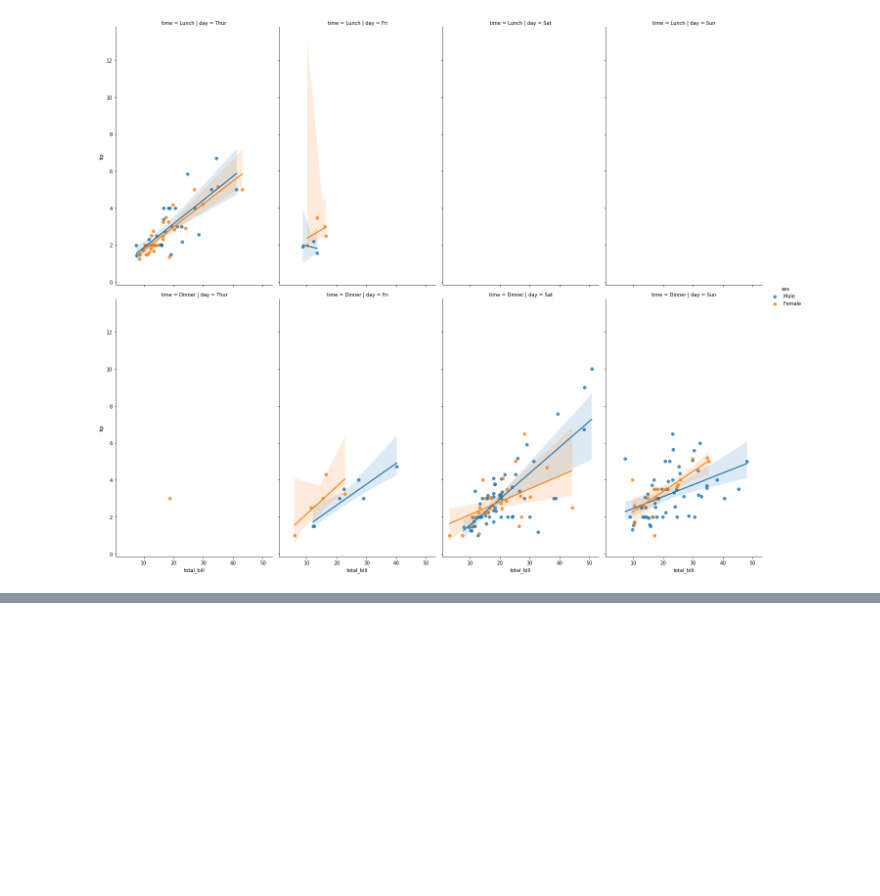
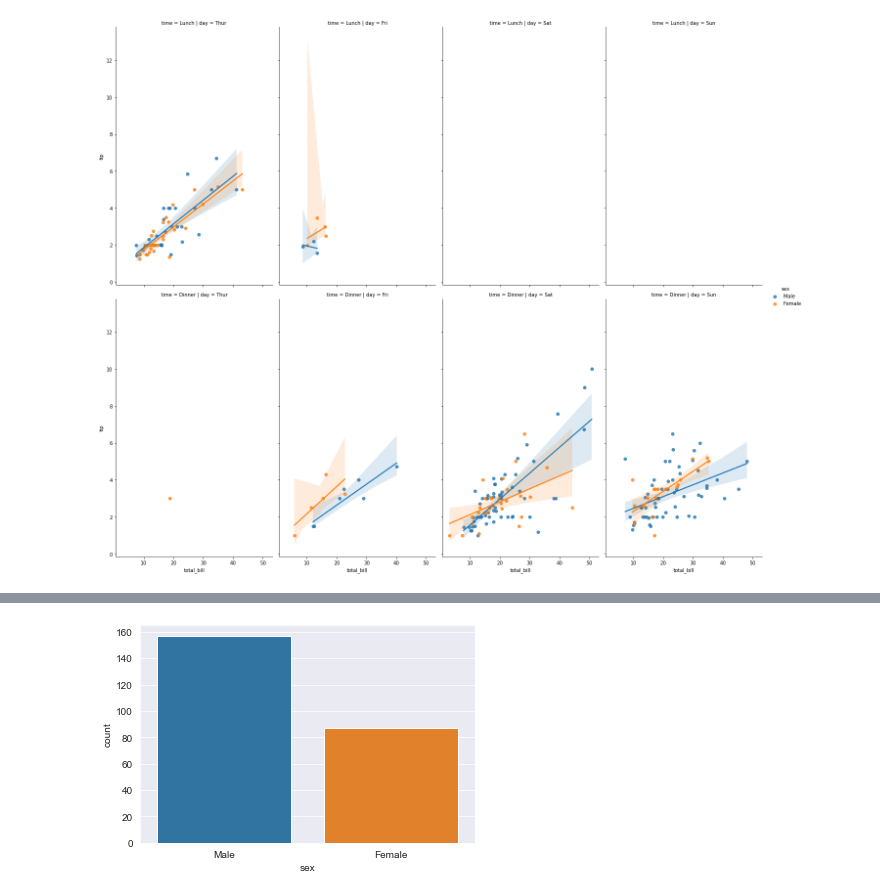
Before and after one commit to shahbazmansahia/DataAnalysisWithPython, a Jupyter notebook: Refactored_Py_DS_ML_Bootcamp-master/06-Data-Visualization-with-Seaborn/Seaborn notebook.ipynb, the cells around one changed output, grey strips where cells are left out. Saved outputs shown, nothing was run; the diff lists cells and outputs as text; code cells hidden in the pictures; blank space fills up the shorter version.

```diff
--- a/Refactored_Py_DS_ML_Bootcamp-master/06-Data-Visualization-with-Seaborn/Seaborn notebook.ipynb
+++ b/Refactored_Py_DS_ML_Bootcamp-master/06-Data-Visualization-with-Seaborn/Seaborn notebook.ipynb
@@ -548,0 +572,5 @@ sns.lmplot(x = 'total_bill', y= 'tip', data= tips, col='day', row = 'time', hue
+# %%
+sns.set_style('darkgrid'); # sets up darkgrid in the background
+sns.countplot(x='sex', data= tips);
+# %% [output]
+[figure, added]
```
Also changed, not shown: parts of 19 cells of this notebook.
